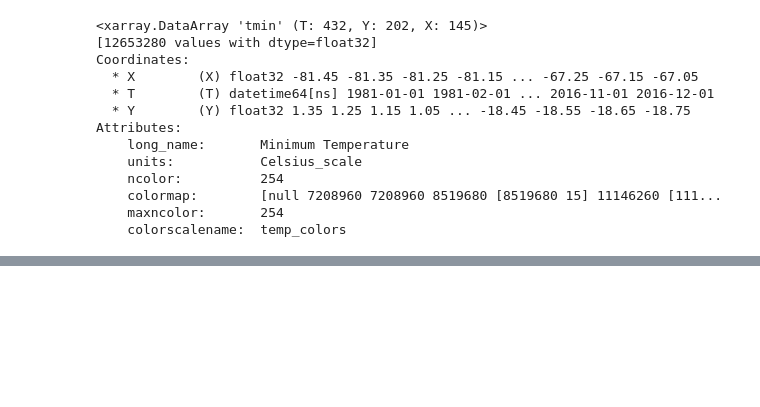
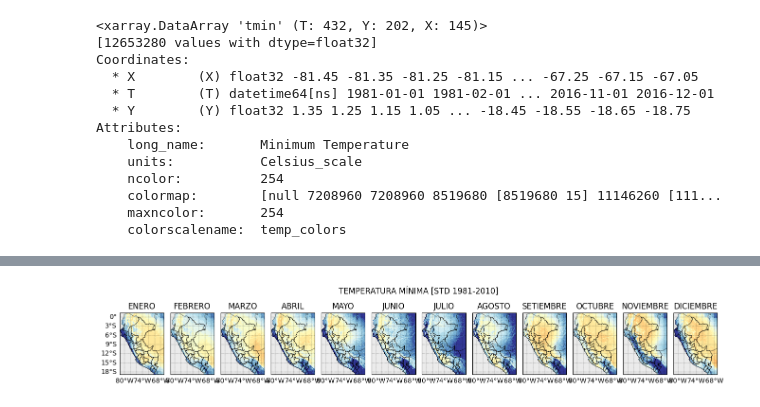
Before and after one commit to Kevcamposs/UNALM-meteorology, a Jupyter notebook: EVERC/P1_EVERC/P1_EVERC.ipynb, the cells around one changed output, grey strips where cells are left out. Drawn from its saved outputs; the diff is of its cells as text; code cells hidden in the pictures; blank space fills up the shorter version.

```diff
--- a/EVERC/P1_EVERC/P1_EVERC.ipynb
+++ b/EVERC/P1_EVERC/P1_EVERC.ipynb
@@ -98,0 +265,31 @@ P.plot(cmap = 'RdBu_r', vmin = 0, vmax = 30)
+# %%
+cmap2 = plt.get_cmap('RdYlBu', 20)
+cmap2.set_bad('#EBEBEB')
+
+#######################################################################
+plot = Tn_std.plot(x='X', y='Y', col='month', col_wrap=12, figsize = (14,3),
+                      add_colorbar = False, subplot_kws = {"projection": ccrs.PlateCarree()},
+                      cmap = cmap2, vmin = 0, vmax = 1,
+                      cbar_kwargs={'pad':0.01, 'shrink':0.5, 'label':''})
+
+for i, ax, m in zip(range(12), plot.axes.flatten(), list(MES.values())):
+    ax.set_title(m)    # Título
+    grids = ax.gridlines(color='black', alpha=0.5, linestyle='--', linewidth = 0.35,
+                        crs = ccrs.PlateCarree(), draw_labels = True)
+
+    # Desactivar labels innecesarios
+    grids.xlabels_top = False; grids.ylabels_right = False
+    if i != 0:  grids.ylabels_left = False
+
+    # Límites geopolíticos
+    ax.add_feature(BORDERS, color='black', lw = 0.35, zorder = 1)
+    ax.coastlines('50m', linewidth = 0.35)
+    SHP.boundary.plot(ax = ax, **shp_dict)
+
+plt.suptitle(f'TEMPERATURA MÍNIMA [STD 1981-2010]', y = 0.9, x = 0.5)
+plt.subplots_adjust(bottom = 0.1, top = 0.9, left = 0.05, right = 0.95, wspace = 0.15, hspace = 0.02)
+
+plot.fig.savefig(path_plot + f'Tn_STD.png',
+                 transparent = False, pad_inches = 0.1, dpi = 400, bbox_inches = 'tight')
+# %% [output]
+[figure, added]
```
Also changed, not shown: parts of 16 cells of this notebook.
